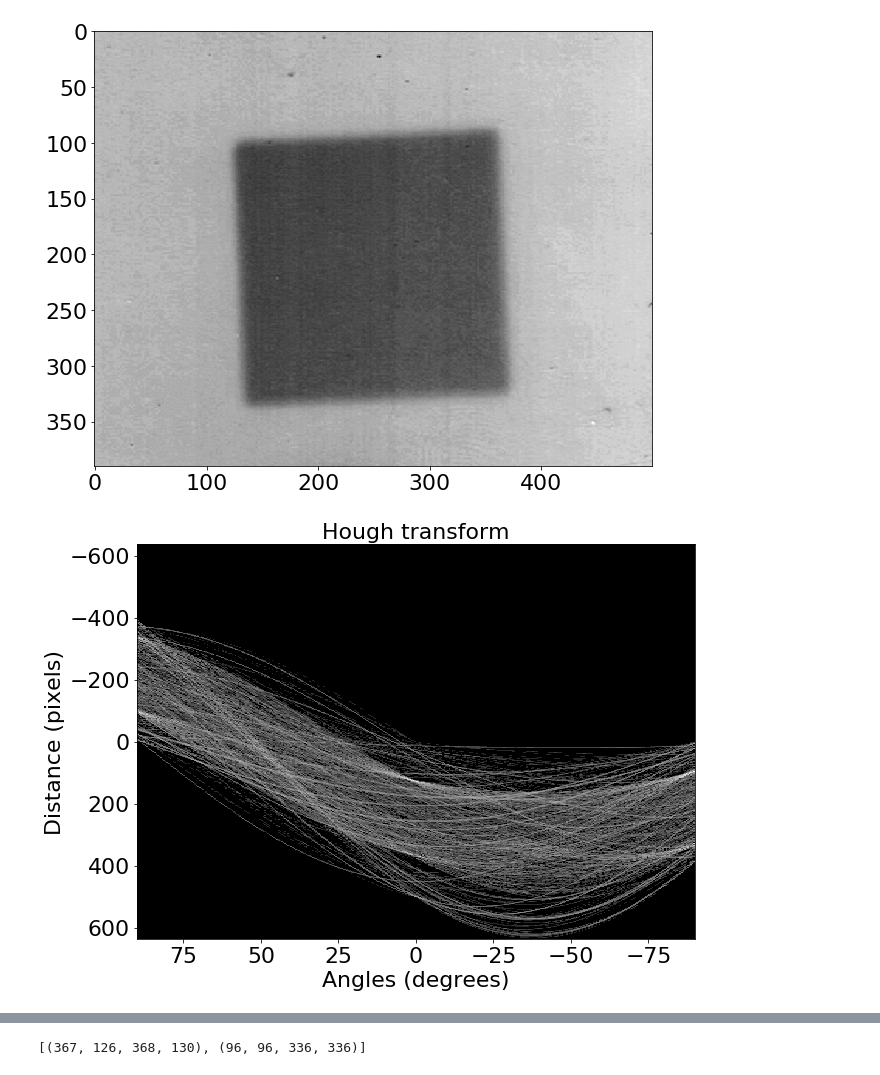
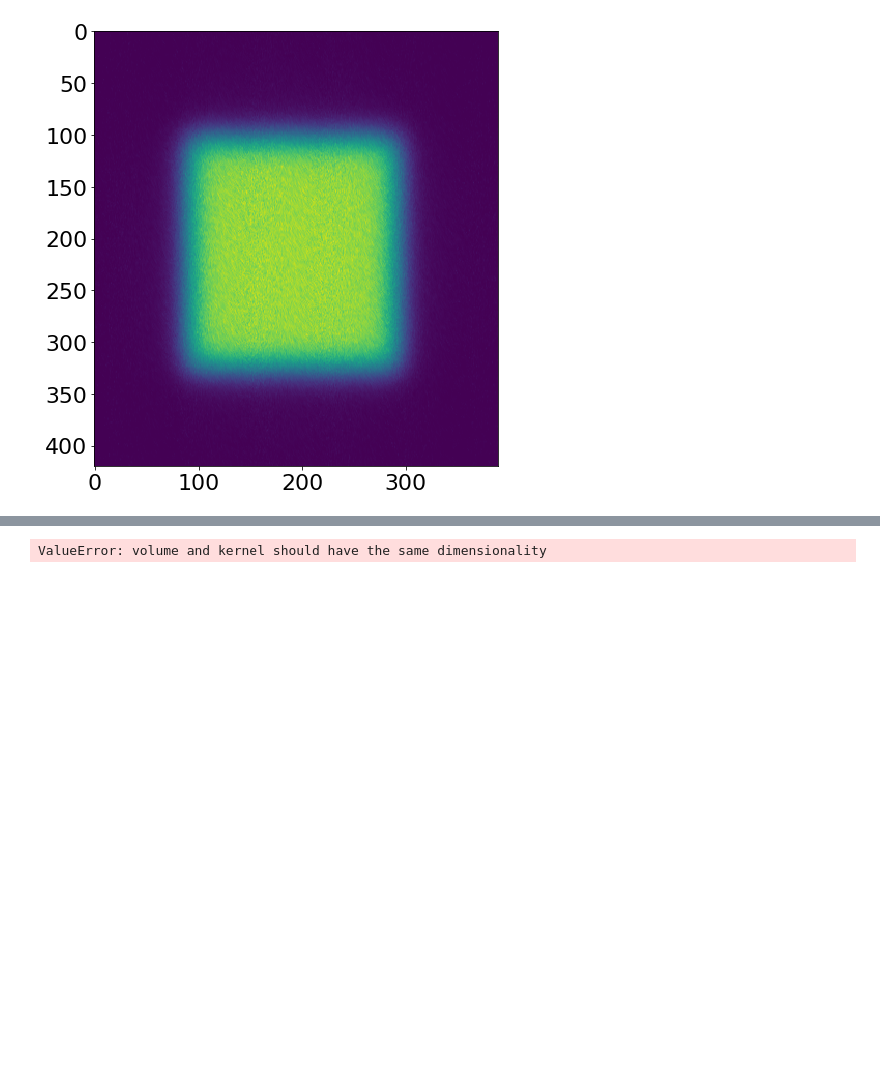
Before and after one commit to edwardrjtaylor/masters-tasks, a Jupyter notebook: Filters_testing.ipynb, the cells around one changed output, grey strips where cells are left out. Saved outputs shown, nothing was run; the diff lists cells and outputs as text; code cells hidden in the pictures; blank space fills up the shorter version.

```diff
--- a/Filters_testing.ipynb
+++ b/Filters_testing.ipynb
@@ -19,7 +19,8 @@ from skimage.transform import hough_line, hough_line_peaks
 from skimage.feature import canny
 from matplotlib import cm
 
-filename = 'Calib_10days/Calibration_10days_'
+#filename = 'Calib_10days/Calibration_10days_'
+filename = 'Distance_Simulation/'
 params = {'legend.fontsize': '22',
           'figure.figsize': (10, 8),
          'axes.labelsize': '22',
@@ -27,7 +28,8 @@ params = {'legend.fontsize': '22',
          'xtick.labelsize':'22',
          'ytick.labelsize':'22'}
 plt.rcParams.update(params)
-path, dirs, files = next(os.walk('Calib_10days/'))
+#path, dirs, files = next(os.walk('Calib_10days/'))
+path, dirs, files = next(os.walk('Distance_Simulation/'))
 file_count = np.arange(0,len(files),1)
 numbers = ([1,2,3,4,5,6,8,10])
 #doses = np.array([numbers, *[*zip(*[pixel_val(image_ret(i)) for i in numbers])]])
@@ -39,24 +41,32 @@ def snip(image,chop=2): return np.array([l[chop:-chop-1] for l in image[chop:-ch
     #This chops L R U D chop number of elements
 
 def image_ret(file_num, col=0):
-    full_img = tiff.imread(filename+str(file_num)+'.tiff')[:,:,col]
+    #full_img = tiff.imread(filename+str(file_num)+'.tiff')[:,:,col]
+    full_img = plt.imread(filename+str(file_num)+'mm.png')
     return snip(full_img)
 
+
+'''
 def pixel_val(image):
     roi = ([2,400],[2,500])
-    x = image[:,:,0].mean(axis=0)[roi[0][0]:roi[0][1]]
-    y = image[:,:,0].mean(axis=1)[roi[1][0]:roi[1][1]]
+    x = image.mean(axis=0)[roi[0][0]:roi[0][1]]
+    y = image.mean(axis=1)[roi[1][0]:roi[1][1]]
     max_x = np.argmax(np.gradient(x))
     min_x = np.argmin(np.gradient(x))
     max_y = np.argmax(np.gradient(y))
     min_y = np.argmin(np.gradient(y))
-    bckgr = image[:,:,0][:min_x,max_x:][:min_y,max_y:]
-    inner = image[:,:,0][min_x:max_x][min_y:max_y]
+    #bckgr = image[:min_y,max_y:][:min_x,max_x:]
+    plt.imshow(bckgr)
+    plt.show()
+    inner = image[min_y:max_y,min_x:max_x]
+    plt.imshow(inner)
+    plt.show()
     in_avg = np.mean(inner)
     in_std = np.std(inner)/np.sqrt(len(inner))
     bckgr_avg = np.mean(bckgr)
     bckgr_std = np.std(bckgr)
     return ([in_avg,in_std,bckgr_avg,bckgr_std])
+'''
 
 #############################
 # These are filters:
@@ -97,7 +107,7 @@ def bimodal(x,mu1,sigma1,A1,mu2,sigma2,A2):
     return gauss(x,mu1,sigma1,A1)+gauss(x,mu2,sigma2,A2)
 
 
-a = image_ret(1)
+a = image_ret(100)
 
 
 #h = Hough transform accumulator
@@ -125,7 +135,7 @@ def find_intercept(line1, line2):
 def hough_grid(image,base_thresh=0,thresh_step=0.5):
     thresh = base_thresh
     tested_angles = np.linspace(-np.pi/2, np.pi/2, 360)
-    base_image = roberts(image)
+    base_image = prewitt(image)
     image = np.where(base_image>thresh,1,0)
     h, theta, d = hough_line(image, theta=tested_angles)
     num_lines = len(hough_line_peaks(h, theta, d)[0])
@@ -151,36 +161,55 @@ def hough_grid(image,base_thresh=0,thresh_step=0.5):
         plt.plot(origin, (y0, y1), '-r')
         lines.append(line_eqn([origin[0],origin[1],y0,y1]))
     plt.xlim(origin)
     plt.ylim((image.shape[0],0))
     plt.title('Detected lines')
     plt.tight_layout()
     plt.show()
+    print(lines)
     return lines
 
 plt.imshow(snip(a),cm.gray)
 plt.show()
 
 
 lines = hough_grid(a)
 #print(g)
 def cross_points(image,lines):
     #takes lines and works out where they cross
     #returns list of [x1,y1], [x2,y2]... of where points are
     done_list =([])
     roi_vals = ([])
     for i in range(len(lines)):
         for j in range(len(lines)):
             if i!=j and not any(point in done_list for point in [[i, j], [j, i]]):
                 done_list.append([i,j])
                 p1,p2 = find_intercept(lines[i],lines[j])
                 if 0<p1<image.shape[0] and 0<p2<image.shape[1]:
                     roi_vals.append([int(p1),int(p2)])
     return roi_vals
+y = cross_points(a,lines)
+print(y)
+print([*zip(*cross_points(a,lines))])
+plt.imshow(a,cm.gray)
+plt.plot(*zip(*cross_points(a,lines)),'rx')
+plt.show()
 
-print([*zip(*cross_points(snip(a),lines))])
-plt.imshow(roberts(a),cm.gray)
-plt.plot(*zip(*cross_points(snip(a),lines)),'rx')
-plt.show()
+
+'''def roi_part(cross,lines):
+    roi = ([])
+    xcross,ycross = cross
+    vmline1,vcline1 = lines[0]
+    vmline2,vcline2 = lines[1]
+    hmline3,hcline3 = lines[2]
+    hmline4,hcline4 = lines[3]
+    for x in range(xcross[0],xcross[1]):
+        for y in range(ycross[0],ycross[1]):
+            y0= int(vmline1*x +vcline1)
+            y1 = int(vmline2*x +vcline2)
+            x0 = int((y-hcline3)/hmline3)
+            x1 = int((y-hcline4)/hmline4)
+            roi.append(image[x0:x1][y0:y1])
+    return roi
+'''
 # %% [output]
-[figure, old version]
+[figure, new version]
-[figure, removed]
@@ -188 +216 @@ plt.show()
-[(367, 126, 368, 130), (96, 96, 336, 336)]
+ValueError: volume and kernel should have the same dimensionality
```
Also changed, not shown: parts of 4 cells of this notebook.
